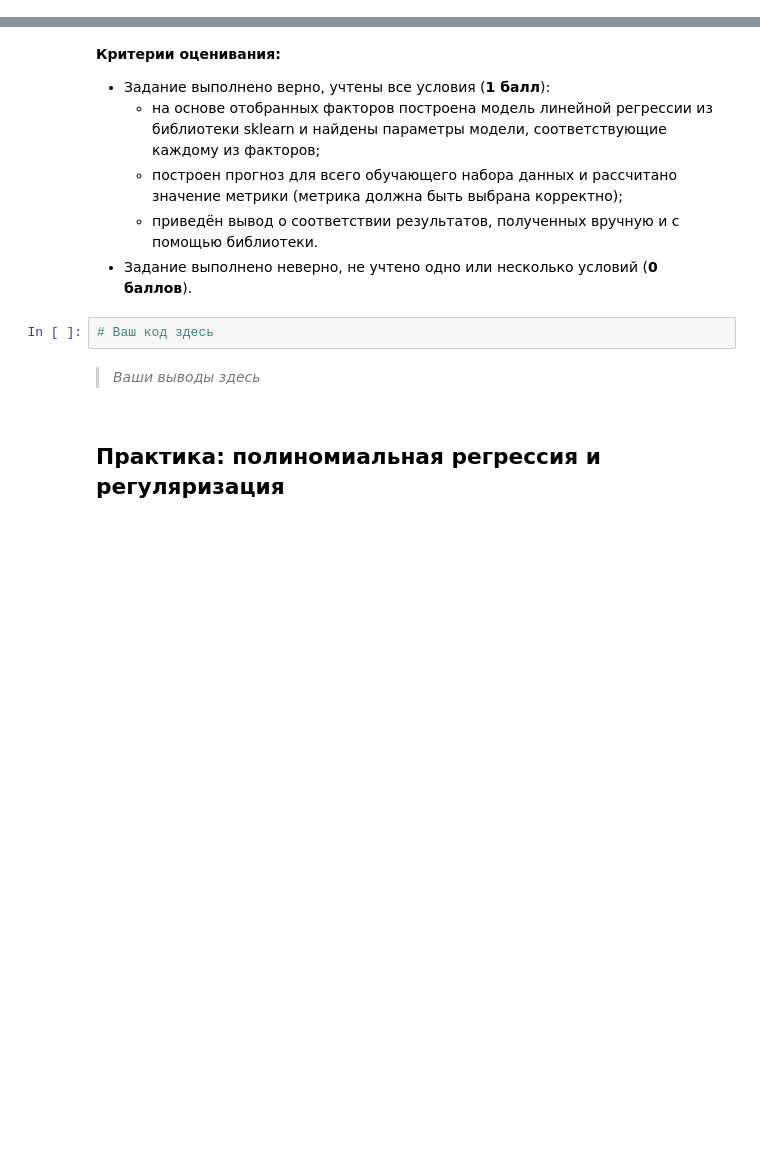
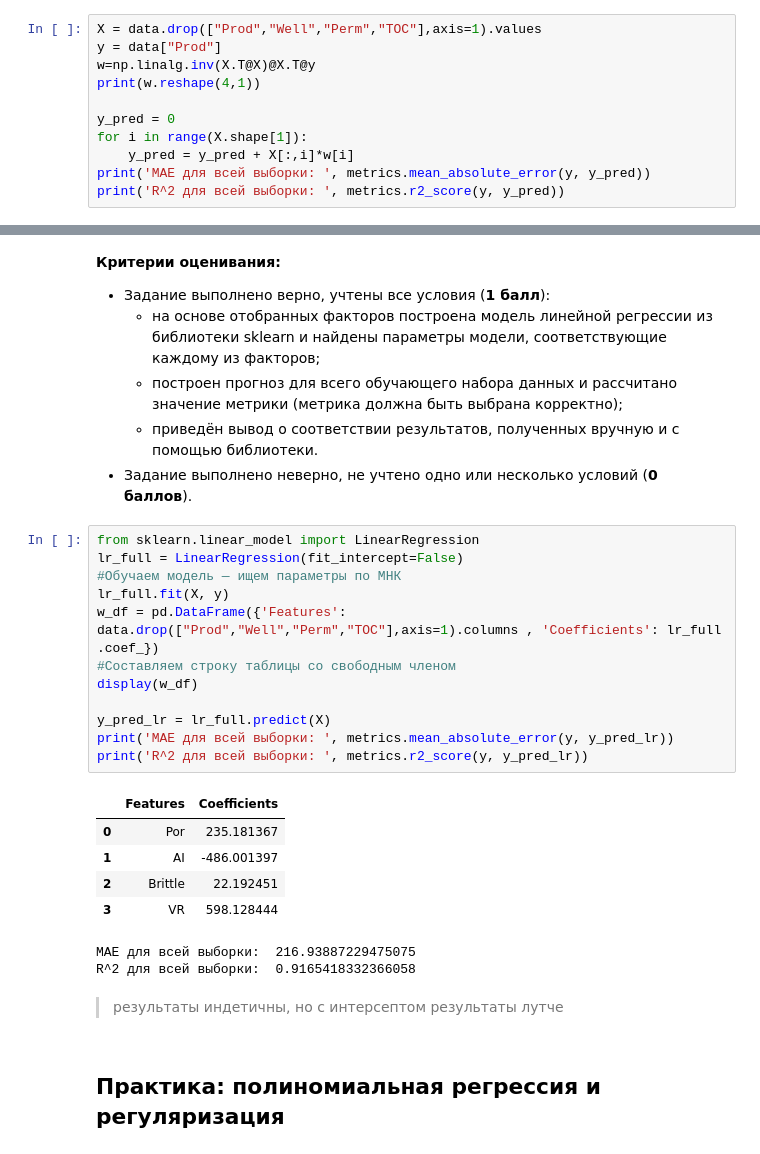
Before and after one commit to stas-as/Konspect-all, a Jupyter notebook: Конспекты/ML_MATH_2/MATH_ML-2._Практика._Ноутбук-шаблон.ipynb, the cells around one changed output, grey strips where cells are left out. Saved outputs shown, nothing was run; the diff lists cells and outputs as text; blank space fills up the shorter version.

```diff
--- a/Конспекты/ML_MATH_2/MATH_ML-2._Практика._Ноутбук-шаблон.ipynb
+++ b/Конспекты/ML_MATH_2/MATH_ML-2._Практика._Ноутбук-шаблон.ipynb
@@ -283,0 +326,11 @@ parm = {
+# %%
+X = data.drop(["Prod","Well","Perm","TOC"],axis=1).values
+y = data["Prod"]
+w=np.linalg.inv(X.T@X)@X.T@y
+print(w.reshape(4,1))
+
+y_pred = 0
+for i in range(X.shape[1]):
+    y_pred = y_pred + X[:,i]*w[i]
+print('MAE для всей выборки: ', metrics.mean_absolute_error(y, y_pred))
+print('R^2 для всей выборки: ', metrics.r2_score(y, y_pred))
@@ -299,10 +363,28 @@ parm = {
     * построен прогноз для всего обучающего набора данных и рассчитано значение метрики (метрика должна быть выбрана корректно);
     * приведён вывод о соответствии результатов, полученных вручную и с помощью библиотеки.
 - Задание выполнено неверно, не учтено одно или несколько условий (**0 баллов**).
-# %%
-# Ваш код здесь
-# %% [markdown]
-> *Ваши выводы здесь*
+# %%
+from sklearn.linear_model import LinearRegression
+lr_full = LinearRegression(fit_intercept=False)
+#Обучаем модель — ищем параметры по МНК
+lr_full.fit(X, y)
+w_df = pd.DataFrame({'Features': data.drop(["Prod","Well","Perm","TOC"],axis=1).columns , 'Coefficients': lr_full .coef_})
+#Составляем строку таблицы со свободным членом
+display(w_df)
+
+y_pred_lr = lr_full.predict(X)
+print('MAE для всей выборки: ', metrics.mean_absolute_error(y, y_pred_lr))
+print('R^2 для всей выборки: ', metrics.r2_score(y, y_pred_lr))
+# %% [output]
+|  | Features | Coefficients |
+| 0 | Por | 235.181367 |
+| 1 | AI | -486.001397 |
+| 2 | Brittle | 22.192451 |
+| 3 | VR | 598.128444 |
+MAE для всей выборки:  216.93887229475075
+R^2 для всей выборки:  0.9165418332366058
+# %% [markdown]
+> результаты индетичны, но с интерсептом результаты лутче
 # %% [markdown]
 ## Практика: полиномиальная регрессия и регуляризация
 # %% [markdown]
```
Also changed, not shown: parts of 14 cells of this notebook.
